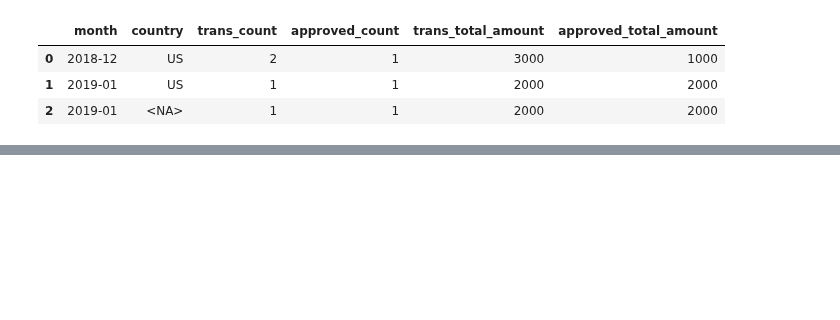
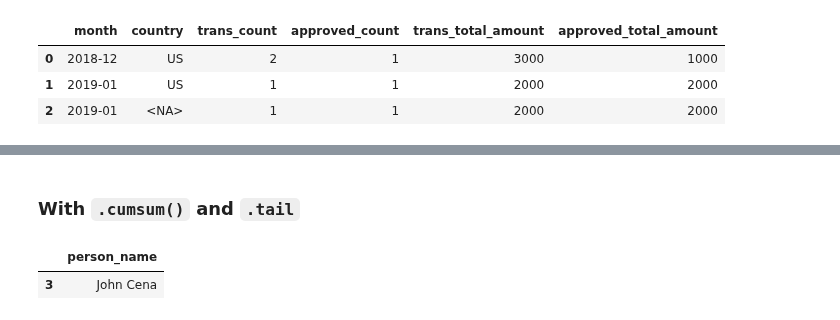
Before and after one commit to drwslv/LeetCode-Pandas, a Jupyter notebook: examples_1.ipynb, the cells around one changed output, grey strips where cells are left out. Saved outputs shown, nothing was run; the diff lists cells and outputs as text; code cells hidden in the pictures; blank space fills up the shorter version.

```diff
--- a/examples_1.ipynb
+++ b/examples_1.ipynb
@@ -2422,0 +2409,46 @@ df[['month', 'country', 'trans_count', 'approved_count', 'trans_total_amount', '
+# %%
+# Beats 5.71%
+
+def last_passenger(queue: pd.DataFrame) -> pd.DataFrame:
+    if queue.shape[0] < 1:
+        return queue
+    queue = queue.sort_values('turn').reset_index(drop=True)
+    queue['rolling_weight'] = [queue['weight'][0:i].sum()  for i in range(1, queue.shape[0]+1) ]
+    length = queue[ queue['rolling_weight'] <= 1000 ].shape[0]
+    last_on = queue['person_name'][length-1]
+    return pd.DataFrame(last_on, columns=['person_name'], index=[0])
+# %%
+# Beats 5.71%
+
+def last_passenger(queue: pd.DataFrame) -> pd.DataFrame:
+    queue = queue.sort_values('turn').reset_index(drop=True)
+
+    queue['rolling_weight'] = 0
+    rolling_sum = queue['weight'][0]
+    queue.loc[0, 'rolling_weight'] = rolling_sum
+    for i in range(1,queue.shape[0]):
+        rolling_sum += queue['weight'][i]
+        queue.loc[i, 'rolling_weight'] = rolling_sum
+
+    length = queue[ queue['rolling_weight'] <= 1000 ].shape[0]
+    last_on = queue['person_name'][length-1]
+    return pd.DataFrame(last_on, columns=['person_name'], index=[0])
+# %% [markdown]
+### With `.cumsum()` and `.tail`
+# %%
+# Leetcode solution
+
+def last_passenger(queue: pd.DataFrame) -> pd.DataFrame:
+
+    queue.sort_values('turn', inplace = True)
+    queue['weight'] = queue.weight.cumsum()
+
+    return queue[queue.weight <= 1000].tail(1)[['person_name']]
+# %%
+data = [[5, 'Alice', 250, 1], [4, 'Bob', 175, 5], [3, 'Alex', 350, 2], [6, 'John Cena', 400, 3], [1, 'Winston', 500, 6], [2, 'Marie', 200, 4]]
+queue = pd.DataFrame(data, columns=['person_id', 'person_name', 'weight', 'turn']).astype({'person_id':'Int64', 'person_name':'object', 'weight':'Int64', 'turn':'Int64'})
+# %%
+last_passenger(queue)
+# %% [output]
+|  | person_name |
+| 3 | John Cena |
```
Also changed, not shown: parts of 8 cells of this notebook.
